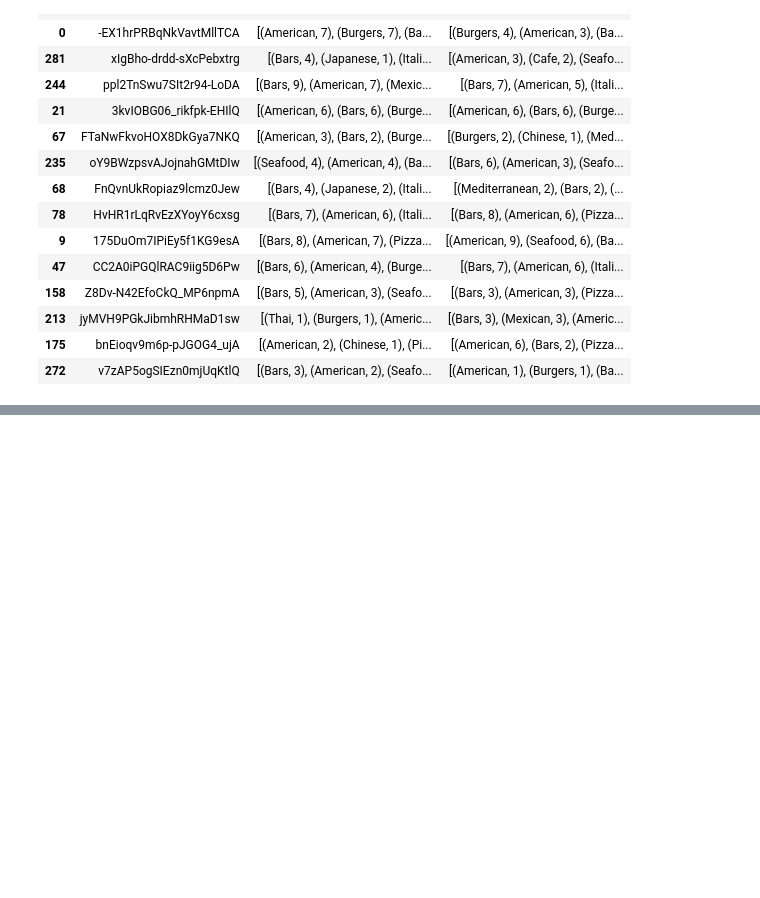
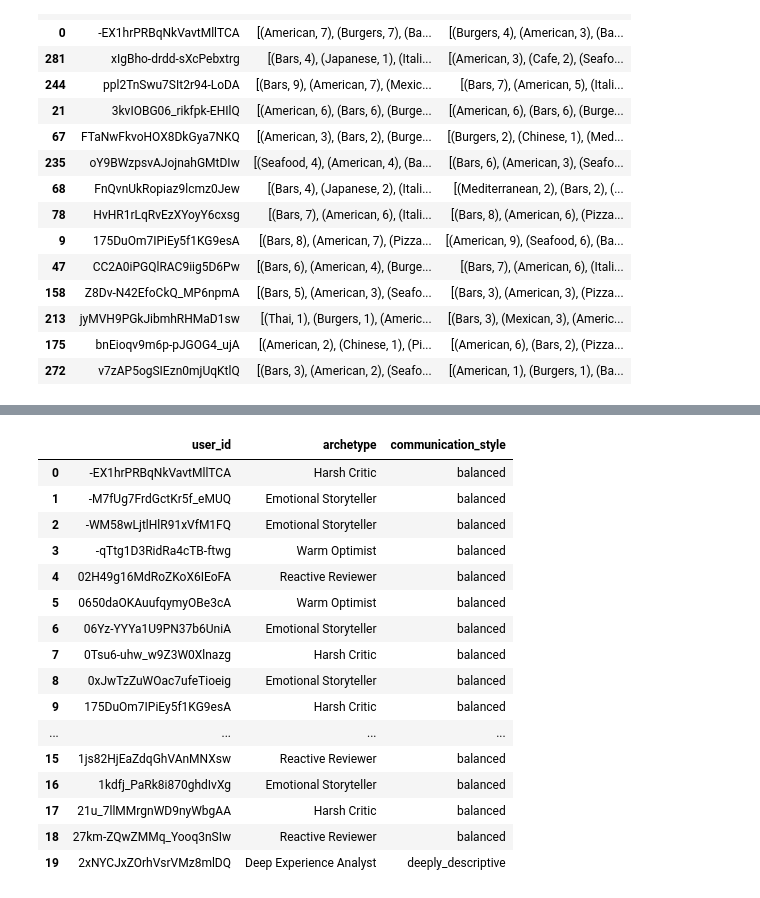
Before and after one commit to entia-lighthaus/project-agent, a Jupyter notebook: notebooks/01_yelp_exploration.ipynb, the cells around one changed output, grey strips where cells are left out. Cells and saved outputs as stored; diff of their text form; code cells hidden in the pictures; blank space fills up the shorter version.

Commit message:
completed layer 1 build with Nigerian contextual behaviour, communication style, and recommendation tendencies

```diff
--- a/notebooks/01_yelp_exploration.ipynb
+++ b/notebooks/01_yelp_exploration.ipynb
@@ -1843,0 +2146,54 @@ This shows human evolution modeling.
+# %%
+# STEP 68 — CREATE COMMUNICATION STYLES
+# Now we interpret linguistic behavior.
+
+def communication_style(row):
+
+    if row["storytelling_score"] > 2:
+        return "narrative"
+
+    elif row["review_length"] > 1200:
+        return "deeply_descriptive"
+
+    elif row["slang_score"] > 1:
+        return "casual_expressive"
+
+    elif row["uppercase_ratio"] > 0.05:
+        return "emotionally_emphatic"
+
+    else:
+        return "balanced"
+# %%
+
+persona_df["communication_style"] = (
+    persona_df.apply(
+        communication_style,
+        axis=1
+    )
+)
+
+persona_df[
+    [
+        "user_id",
+        "archetype",
+        "communication_style"
+    ]
+].head(20)
+# %% [output]
+|  | user_id | archetype | communication_style |
+| 0 | -EX1hrPRBqNkVavtMllTCA | Harsh Critic | balanced |
+| 1 | -M7fUg7FrdGctKr5f_eMUQ | Emotional Storyteller | balanced |
+| 2 | -WM58wLjtlHlR91xVfM1FQ | Emotional Storyteller | balanced |
+| 3 | -qTtg1D3RidRa4cTB-ftwg | Warm Optimist | balanced |
+| 4 | 02H49g16MdRoZKoX6IEoFA | Reactive Reviewer | balanced |
+| 5 | 0650daOKAuufqymyOBe3cA | Warm Optimist | balanced |
+| 6 | 06Yz-YYYa1U9PN37b6UniA | Emotional Storyteller | balanced |
+| 7 | 0Tsu6-uhw_w9Z3W0Xlnazg | Harsh Critic | balanced |
+| 8 | 0xJwTzZuWOac7ufeTioeig | Emotional Storyteller | balanced |
+| 9 | 175DuOm7IPiEy5f1KG9esA | Harsh Critic | balanced |
+| ... | ... | ... | ... |
+| 15 | 1js82HjEaZdqGhVAnMNXsw | Reactive Reviewer | balanced |
+| 16 | 1kdfj_PaRk8i870ghdIvXg | Emotional Storyteller | balanced |
+| 17 | 21u_7llMMrgnWD9nyWbgAA | Harsh Critic | balanced |
+| 18 | 27km-ZQwZMMq_Yooq3nSIw | Reactive Reviewer | balanced |
+| 19 | 2xNYCJxZOrhVsrVMz8mlDQ | Deep Experience Analyst | deeply_descriptive |
```
Also changed, not shown: parts of 49 cells of this notebook, 1 other file.
